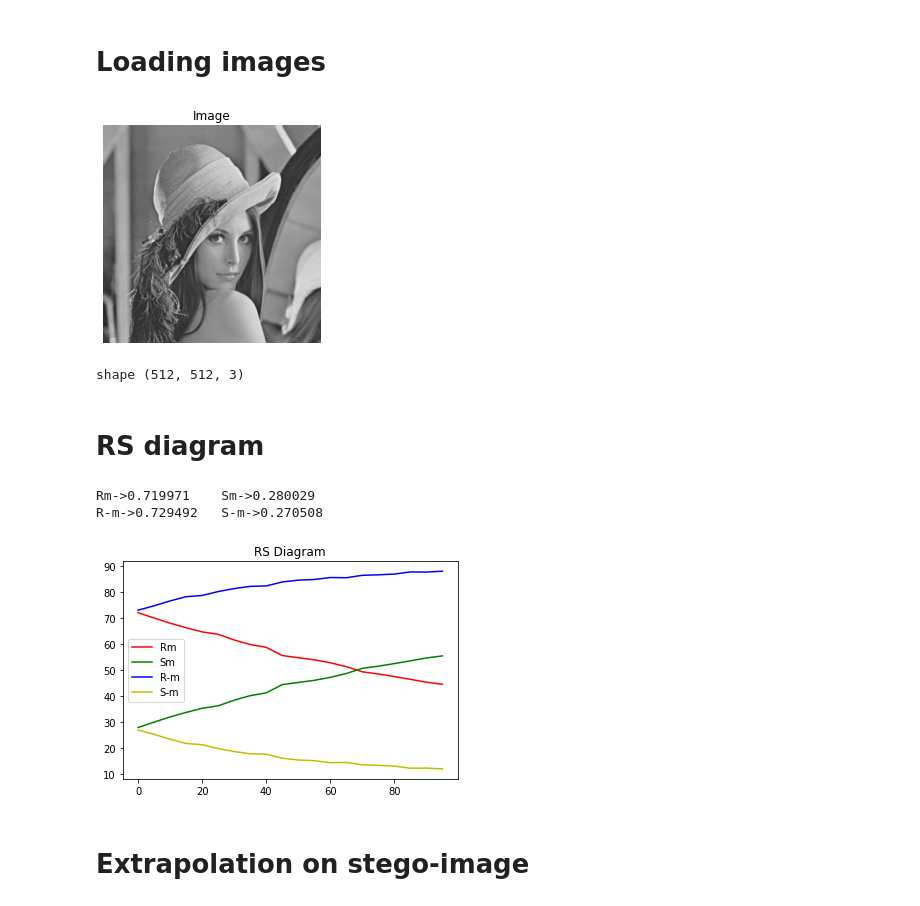
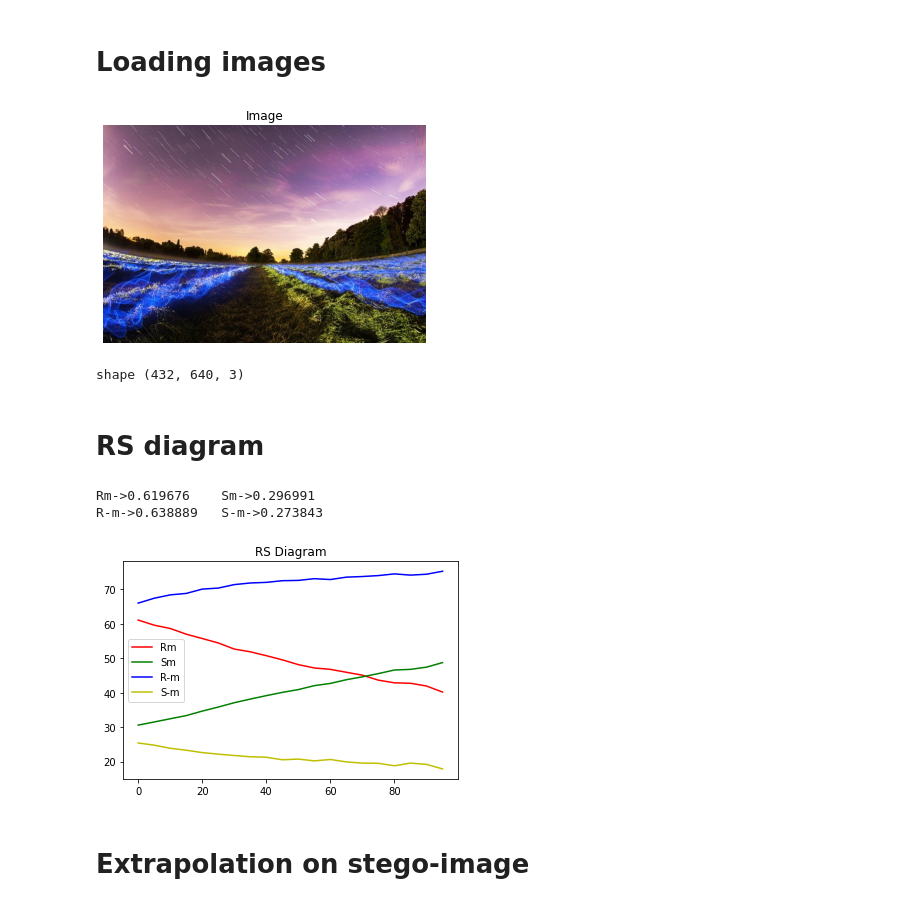
Before and after one commit to dhawals1939/RS-Steg-Analysis, a Jupyter notebook: Project.ipynb, the cells around one changed output. Saved outputs shown, nothing was run; the diff lists cells and outputs as text; code cells hidden in the pictures.

Commit message:
rs-diagram-update

```diff
--- a/Project.ipynb
+++ b/Project.ipynb
@@ -24,33 +24,33 @@ plt.show()
 # %% [markdown]
 # Loading images
 # %%
-img_path = './input/img-03.bmp'
+img_path = './input/img-04.bmp'
 img = cv2.cvtColor(cv2.imread(img_path), cv2.COLOR_BGR2RGB).astype('int16')
 
 img_size_w, img_size_h = img.shape[0], img.shape[1]
 
 img_size_w = img_size_w if img_size_w % mask.shape[0] == 0 else img_size_w + (mask.shape[0] - img_size_w % mask.shape[0])
 img_size_h = img_size_h if img_size_h % mask.shape[1] == 0 else img_size_h + (mask.shape[1] - img_size_h % mask.shape[1])
 
 img = cv2.resize(img, (img_size_h, img_size_w), interpolation = cv2.INTER_AREA)
 
 plt.title('Image')
 plt.imshow(img)
 plt.axis('off')
 plt.show()
 
 print('shape', img.shape)
 # %% [output]
-[figure, old version]
+[figure, new version]
-shape (512, 512, 3)
+shape (432, 640, 3)
 # %% [markdown]
 # RS diagram
 # %%
 print('Rm->%f\tSm->%f'%calculate_count_groups(img[:,:,0], mask))
 print('R-m->%f\tS-m->%f'%calculate_count_groups(img[:,:,0], -mask))
 # %% [output]
-Rm->0.719971    Sm->0.280029
-R-m->0.729492   S-m->0.270508
+Rm->0.619676    Sm->0.296991
+R-m->0.638889   S-m->0.273843
 # %%
 r_m, s_m, r_neg_m, s_neg_m = [], [], [], []
 
@@ -80,7 +80,7 @@ plt.legend()
 plt.savefig('./output/output-rs-diagram-%s.jpg'%img_path.strip().split('/')[-1].split('.bmp')[0].strip(), facecolor='w', edgecolor='none')
 plt.show()
 # %% [output]
-[figure, old version]
+[figure, new version]
 # %% [markdown]
 # Extrapolation on stego-image
 # %%
```
Also changed, not shown: parts of 1 cell of this notebook, 1 other file.
